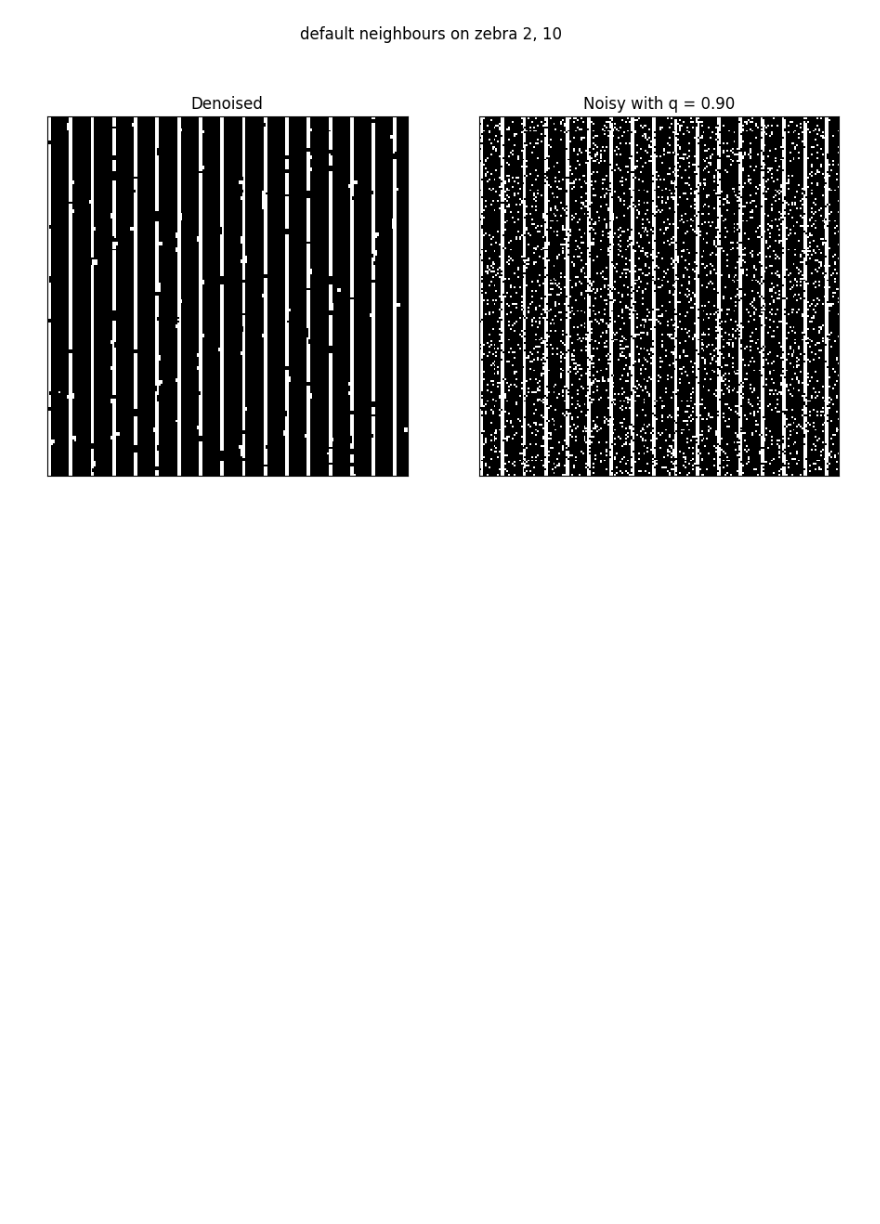
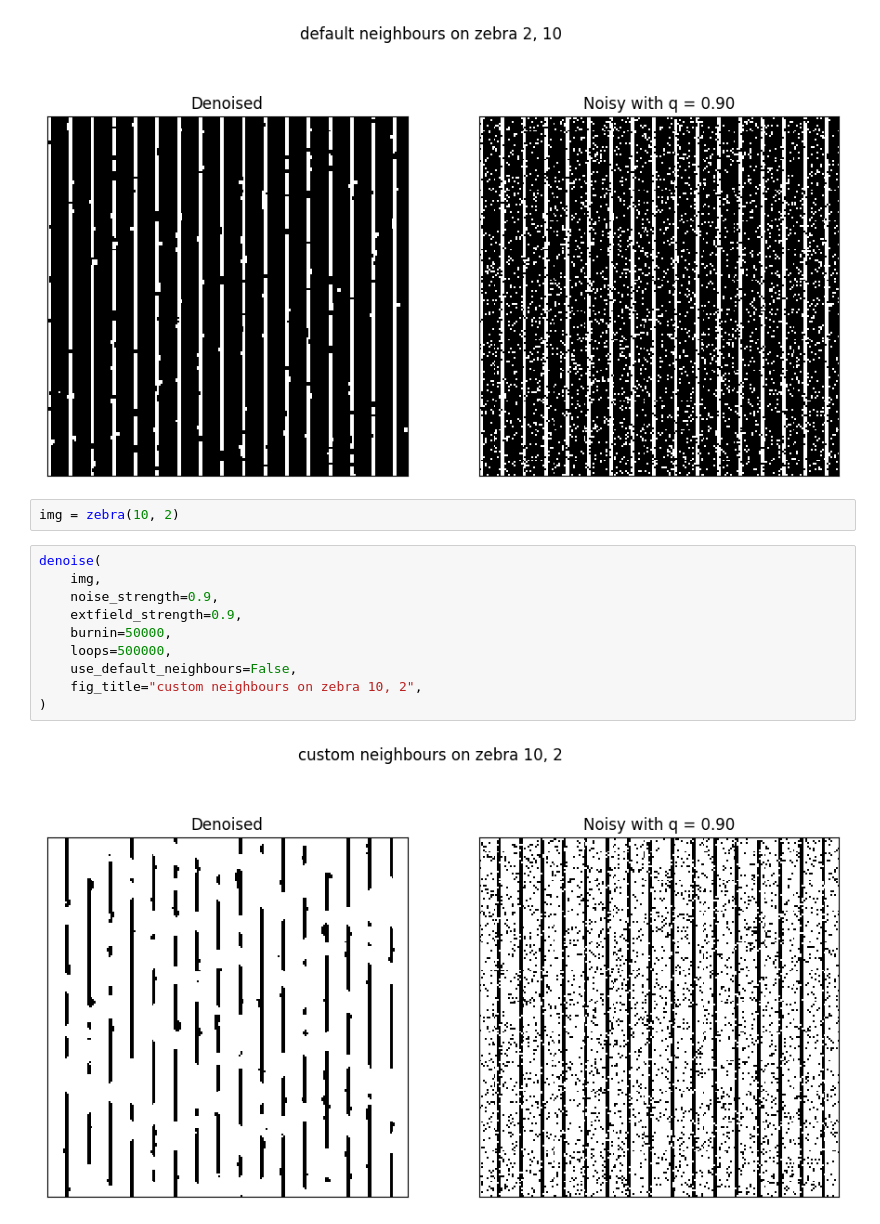
Before and after one commit to szuvarska/ImageDenoising, a Jupyter notebook: zebra_stripes.ipynb, the cells around one changed output. Cells and saved outputs as stored; diff of their text form; blank space fills up the shorter version.

Commit message:
black and white photos and zebra matrix

```diff
--- a/zebra_stripes.ipynb
+++ b/zebra_stripes.ipynb
@@ -58,3 +60,17 @@ denoise(
 )
 # %% [output]
 [figure]
+# %%
+img = zebra(10, 2)
+# %%
+denoise(
+    img,
+    noise_strength=0.9,
+    extfield_strength=0.9,
+    burnin=50000,
+    loops=500000,
+    use_default_neighbours=False,
+    fig_title="custom neighbours on zebra 10, 2",
+)
+# %% [output]
+[figure, added]
```
Also changed, not shown: parts of 8 cells of this notebook, 4 other files.
